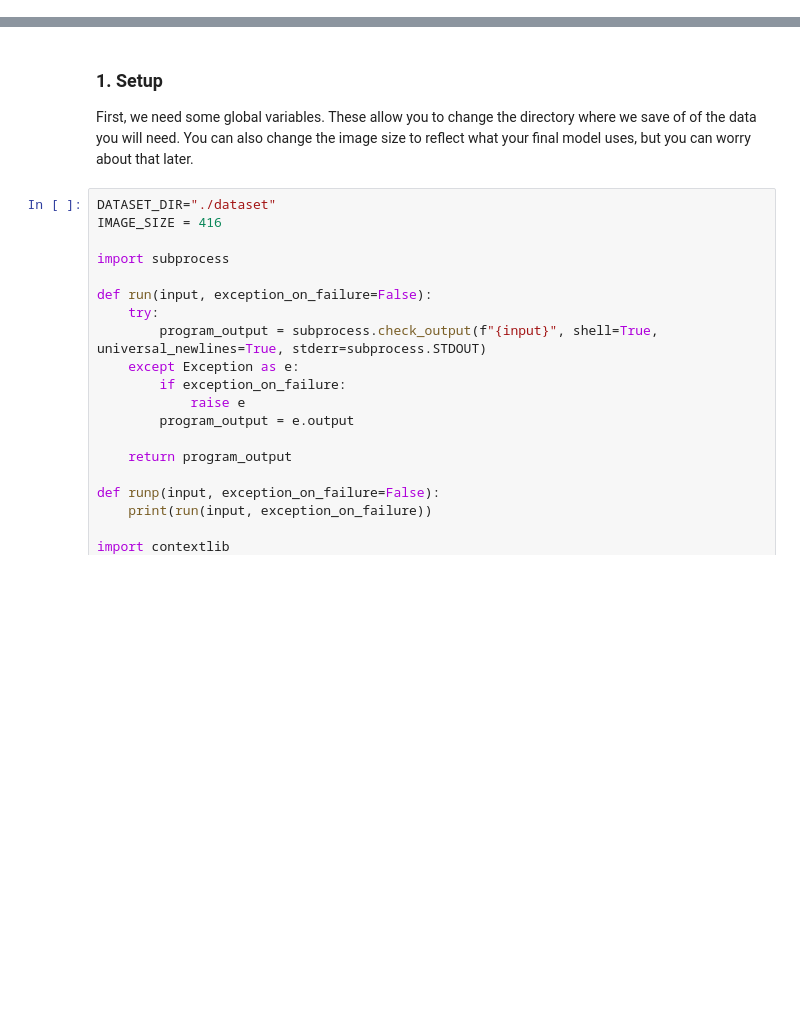
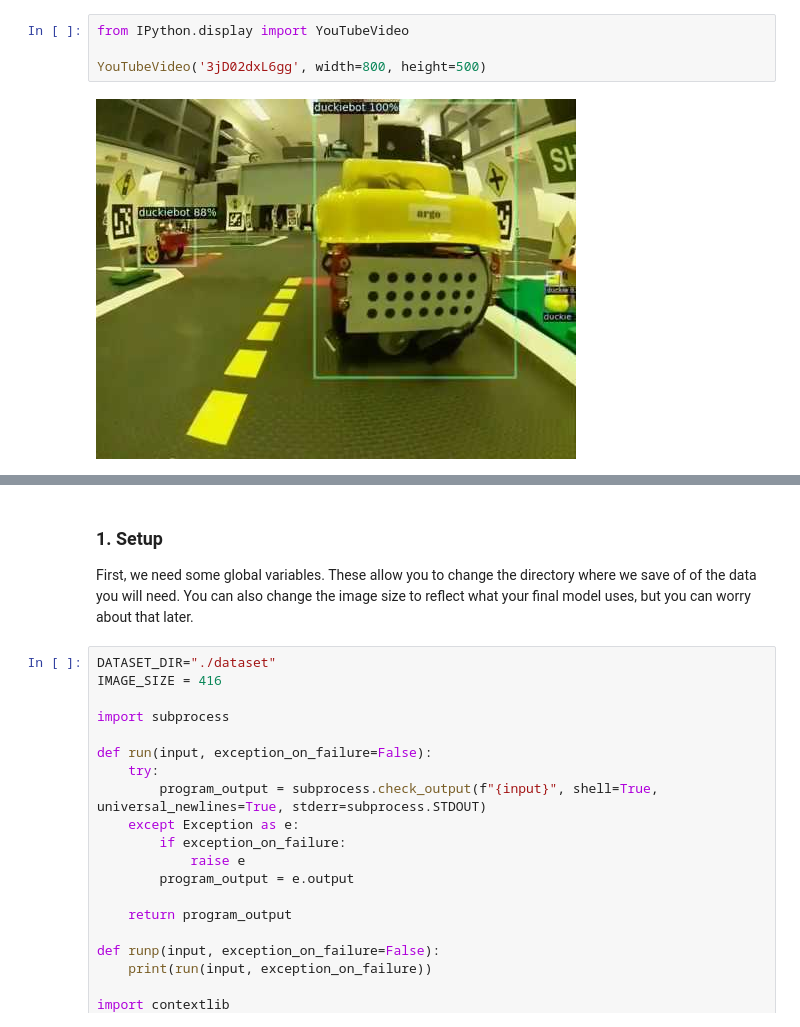
Before and after one commit to olivier-2018/dt-exercises, a Jupyter notebook: mooc-object-detection/solution/02-Object-Detection/object_detection.ipynb, the cells around one changed output, grey strips where cells are left out. Saved outputs shown, nothing was run; the diff lists cells and outputs as text; blank space fills up the shorter version.

```diff
--- a/mooc-object-detection/solution/02-Object-Detection/object_detection.ipynb
+++ b/mooc-object-detection/solution/02-Object-Detection/object_detection.ipynb
@@ -1 +16,7 @@
+# %%
+from IPython.display import YouTubeVideo
+
+YouTubeVideo('3jD02dxL6gg', width=800, height=500)
+# %% [output]
+[figure, added]
 # %% [markdown]
```
Also changed, not shown: parts of 3 cells of this notebook, 1 other file.
